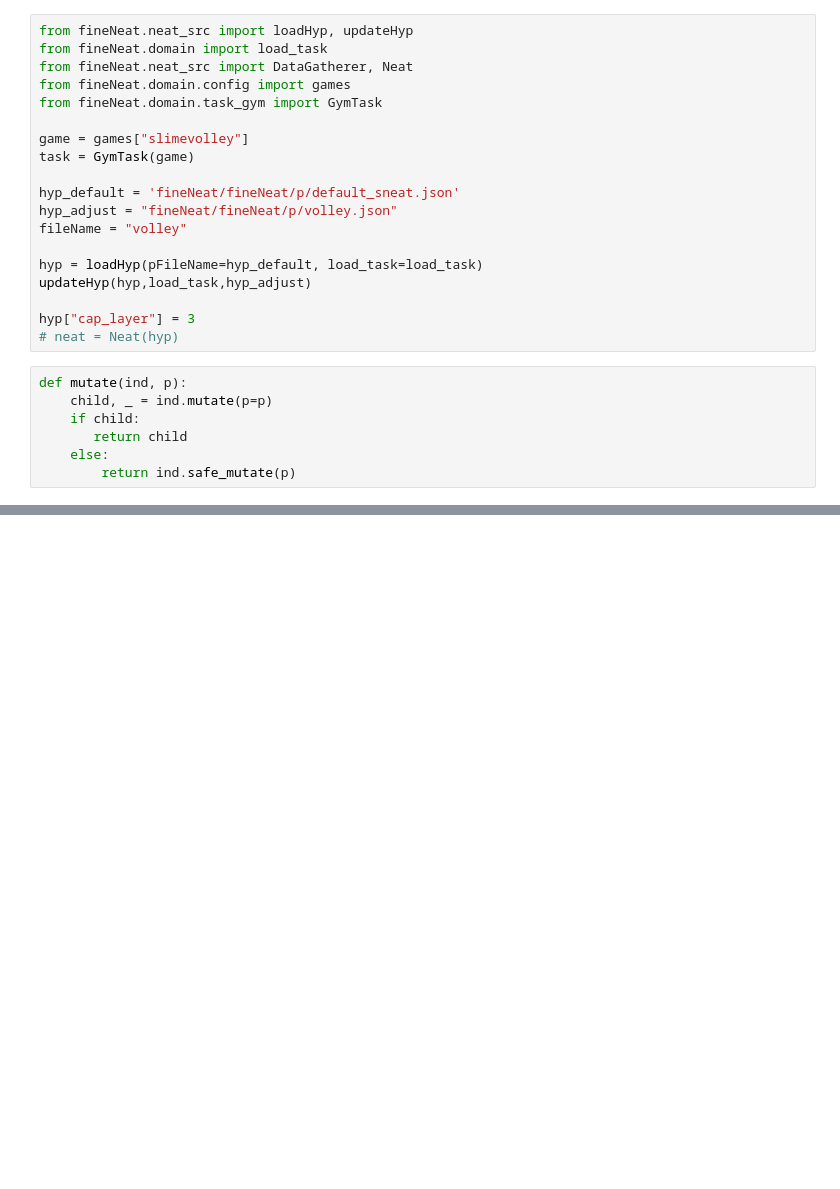
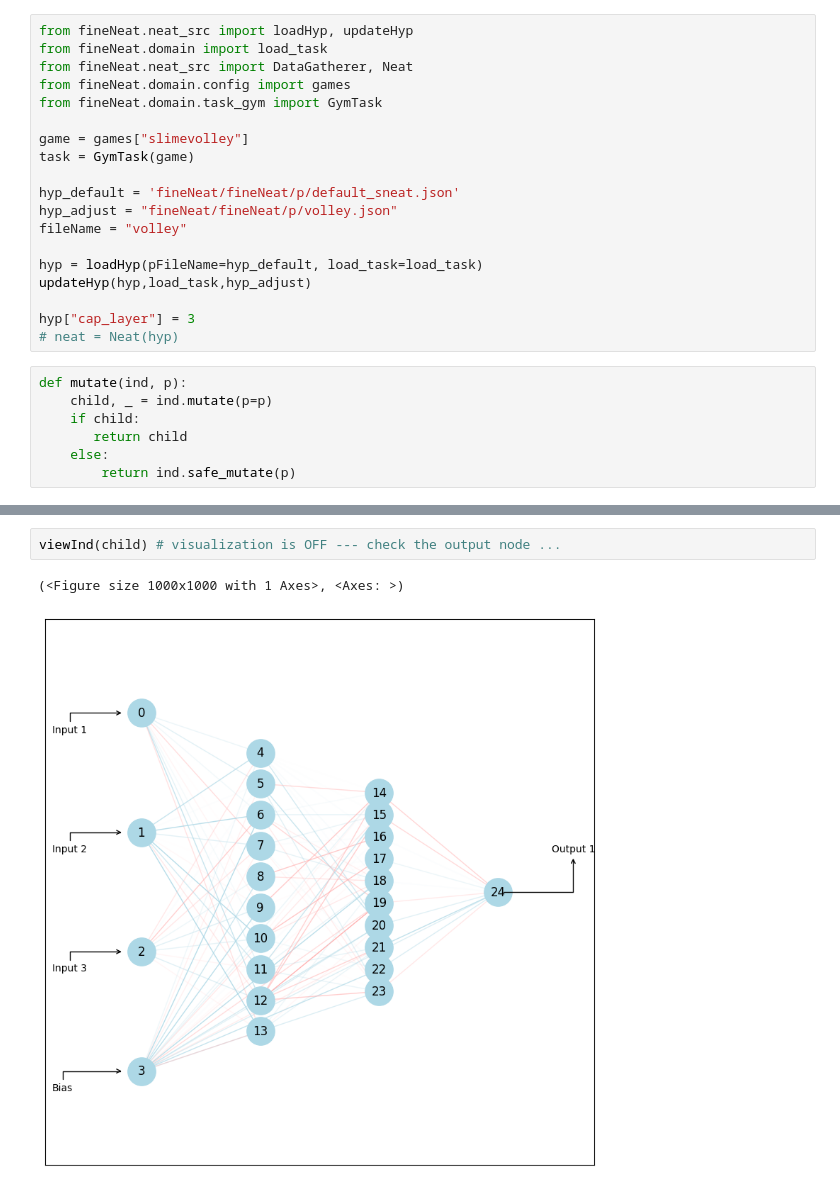
Before and after one commit to fangyuan-ksgk/SlimeBall, a Jupyter notebook: test.ipynb, the cells around one changed output, grey strips where cells are left out. Drawn from its saved outputs; the diff is of its cells as text; blank space fills up the shorter version.

```diff
--- a/test.ipynb
+++ b/test.ipynb
@@ -68,0 +51,5 @@ data.save(gen=0)
+# %%
+viewInd(child) # visualization is OFF --- check the output node ...
+# %% [output]
+(<Figure size 1000x1000 with 1 Axes>, <Axes: >)
+[figure, added]
```
Also changed, not shown: parts of 10 cells of this notebook, 9 other files.
